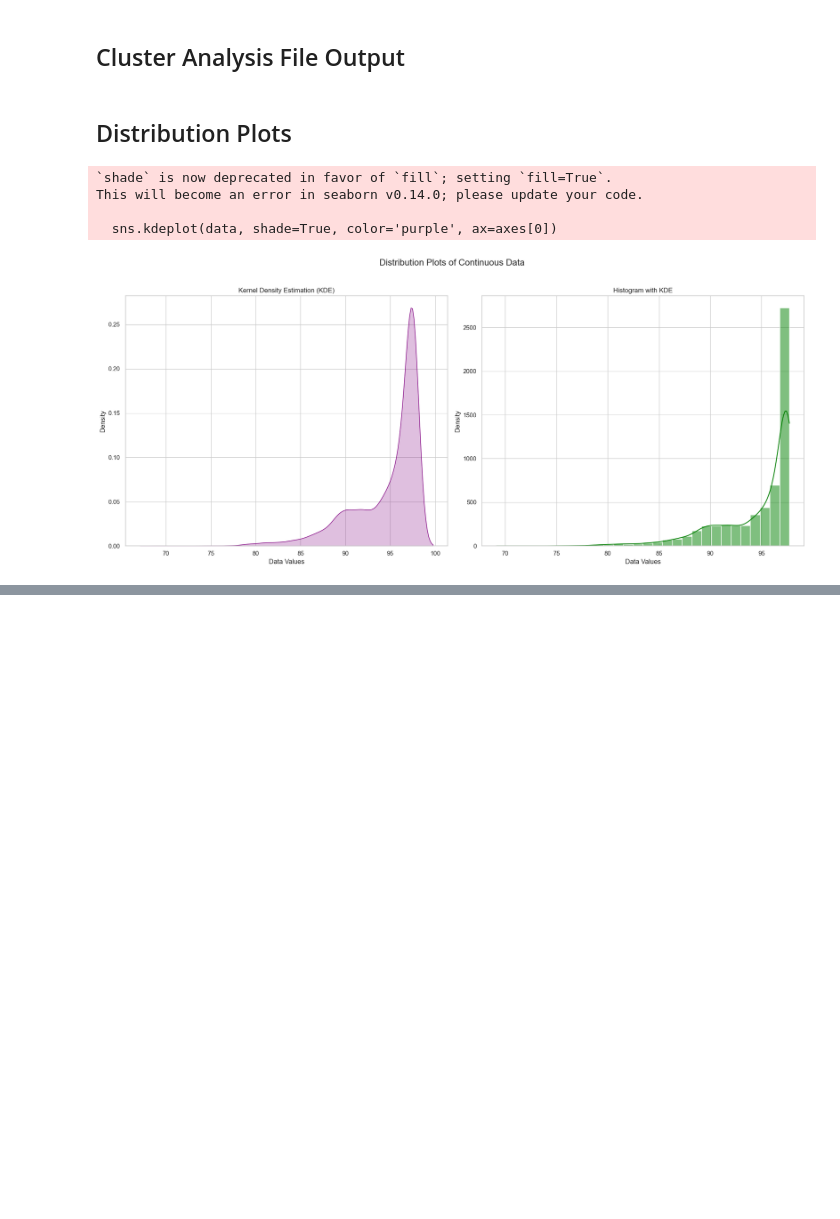
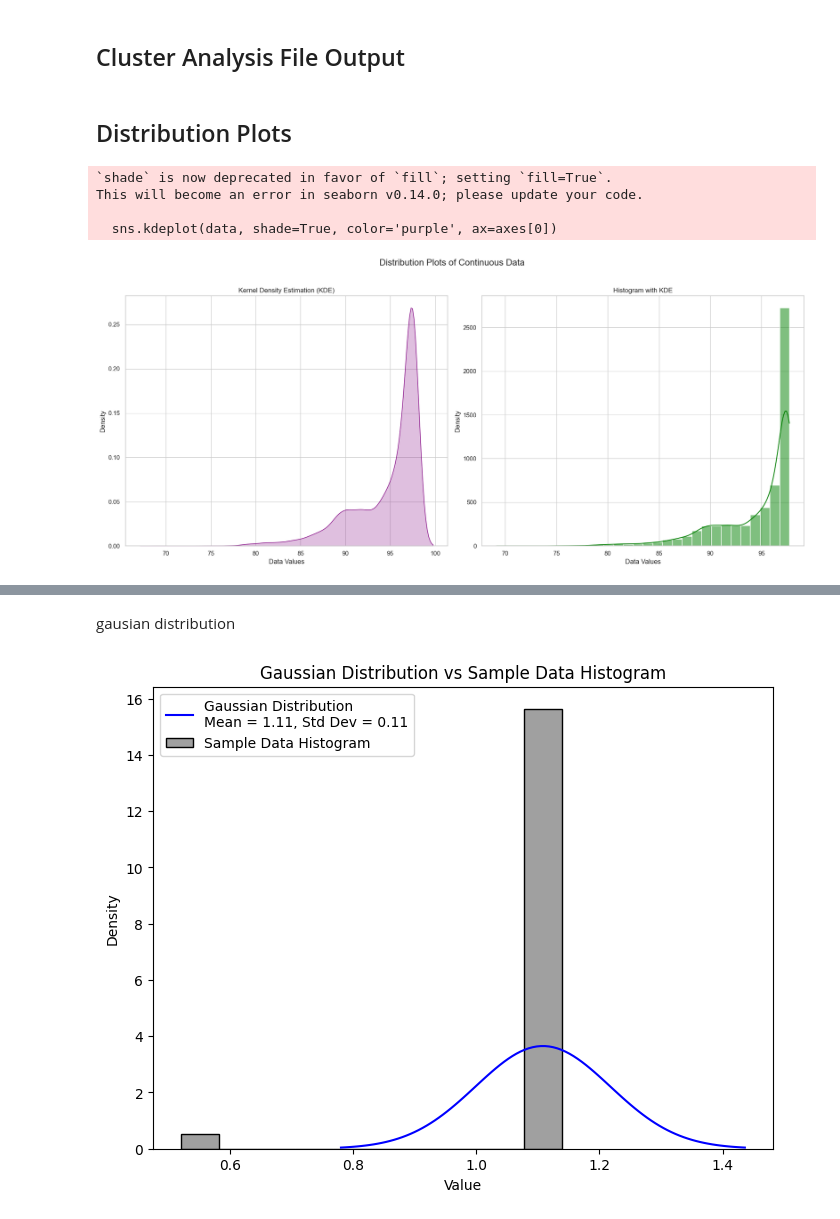
Before and after one commit to sakshmenon/PLM, a Jupyter notebook: Workflow Gen/Similarity Search/Similarity Implemetnations.ipynb, the cells around one changed output, grey strips where cells are left out. Saved outputs shown, nothing was run; the diff lists cells and outputs as text; code cells hidden in the pictures; blank space fills up the shorter version.

Commit message:
Confidence Scripts

```diff
--- a/Workflow Gen/Similarity Search/Similarity Implemetnations.ipynb
+++ b/Workflow Gen/Similarity Search/Similarity Implemetnations.ipynb
@@ -122,7 +122,7 @@ def compute_z_scores(query_list):
 
     for query in query_list:
         query_id = query['Query']
-        matches = query['Matches'][:5]
+        matches = query['Matches']
 
         scores = [float(item['Score']) for item in matches]
 
@@ -135,12 +135,15 @@ def compute_z_scores(query_list):
 
         confidence_scores = [100 - norm.cdf(z) * 100 for z in z_scores]  # Confidence as a percentile (0-100%)
 
+        # The confidence level is the percentage of the data that falls within a given range of the normal distribution.
+        # This is done by calculating 2 * (cumulative probability) - 1, assuming you are dealing with a two-tailed test (symmetrical distribution).
+
         # Create a list of dictionaries containing the score, protein ID, Z-score, and confidence score
         output = [{'Score': item['Score'],
                 'Protein ID': item['Protein ID'],
                 'Z-Score': round(z_score, 6),
-                'Confidence Score (%)': round(confidence_score, 2)}
-                for item, z_score, confidence_score in zip(matches, z_scores, confidence_scores)]
+                'Confidence Score (%)': round(confidence_score, 7)}
+                for item, z_score, confidence_score in zip(matches[:], z_scores[:], confidence_scores[:])]
 
 
         # Sort the list by Z-score in ascending order
@@ -402,0 +496,40 @@ This will become an error in seaborn v0.14.0; please update your code.
+# %% [markdown]
+gausian distribution
+# %%
+import numpy as np
+import matplotlib.pyplot as plt
+import seaborn as sns
+
+# Given sample data
+# data = np.array([56, 45, 67, 44, 59, 50, 52, 62, 58, 64])
+data = [float(i['Score']) for i in [*result[0].values()][0]]
+
+
+# Step 1: Calculate the mean and standard deviation of the sample data
+mean = np.mean(data)
+std_dev = np.std(data)
+
+# Step 2: Generate a Gaussian distribution using the sample's mean and standard deviation
+# Create a range of values (x-axis) around the mean
+x_values = np.linspace(mean - 3*std_dev, mean + 3*std_dev, 100)
+
+# Calculate the probability density function (PDF) for the Gaussian distribution
+gaussian_pdf = (1 / (std_dev * np.sqrt(2 * np.pi))) * np.exp(-0.5 * ((x_values - mean) / std_dev)**2)
+
+# Step 3: Plot the Gaussian distribution
+plt.figure(figsize=(8, 6))
+plt.plot(x_values, gaussian_pdf, label=f'Gaussian Distribution\nMean = {mean:.2f}, Std Dev = {std_dev:.2f}', color='blue')
+
+# Step 4: Plot the histogram of the original sample data for comparison
+sns.histplot(data, kde=False, stat='density', bins=10, color='gray', label='Sample Data Histogram')
+
+# Add labels and legend
+plt.title('Gaussian Distribution vs Sample Data Histogram')
+plt.xlabel('Value')
+plt.ylabel('Density')
+plt.legend()
+
+# Show the plot
+plt.show()
+# %% [output]
+[figure, added]
```
Also changed, not shown: parts of 6 cells of this notebook, 25 other files.
